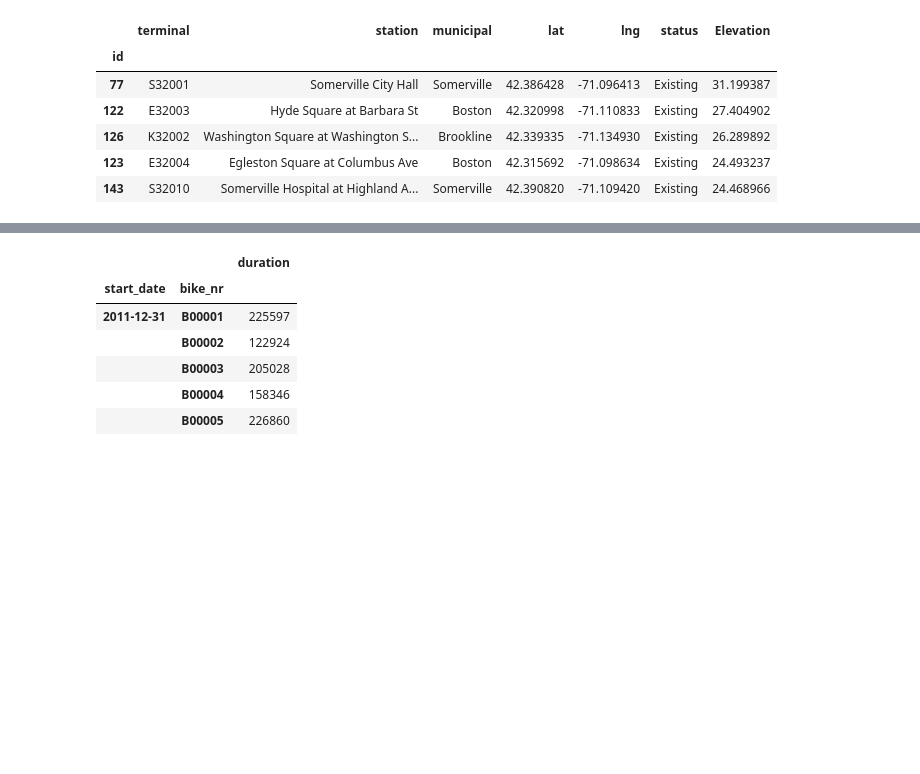
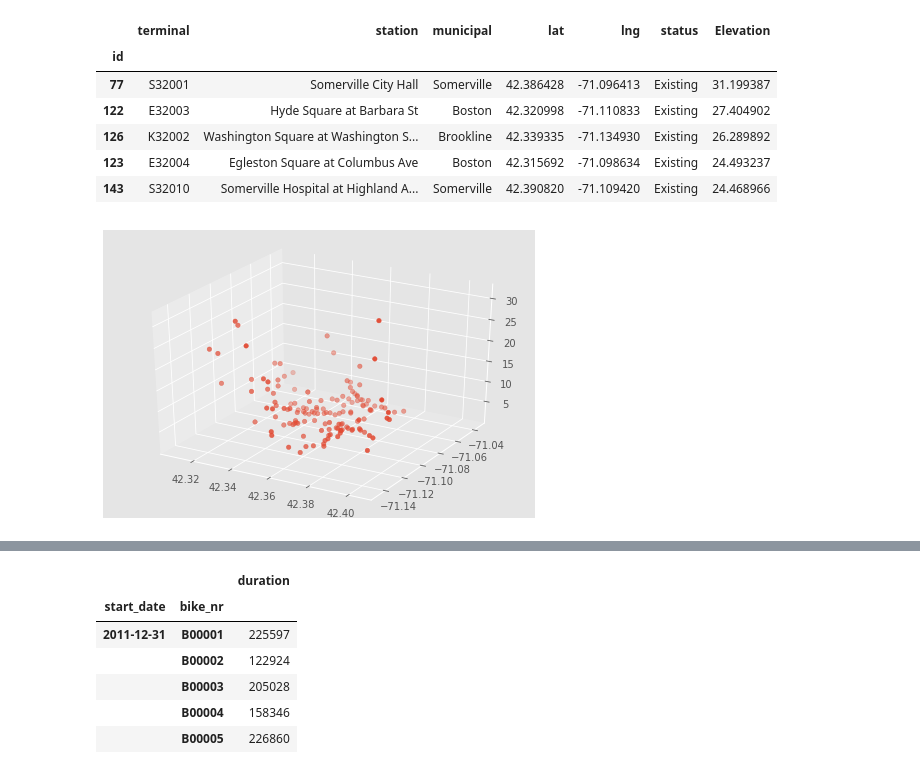
Before and after one commit to jisanos/Hubway-Data-Visualization-Challenge, a Jupyter notebook: Exam_Script.ipynb, the cells around one changed output, grey strips where cells are left out. Saved outputs shown, nothing was run; the diff lists cells and outputs as text; code cells hidden in the pictures; blank space fills up the shorter version.

```diff
--- a/Exam_Script.ipynb
+++ b/Exam_Script.ipynb
@@ -672,3 +676,11 @@ Stations.sort_values(by='Elevation', ascending=0)
 | 126 | K32002 | Washington Square at Washington S... | Brookline | 42.339335 | -71.134930 | Existing | 26.289892 |
 | 123 | E32004 | Egleston Square at Columbus Ave | Boston | 42.315692 | -71.098634 | Existing | 24.493237 |
 | 143 | S32010 | Somerville Hospital at Highland A... | Somerville | 42.390820 | -71.109420 | Existing | 24.468966 |
+# %%
+fig = plt.figure()
+ax = Axes3D(fig)
+ax.scatter(xs=Stations.lat.values, ys=Stations.lng.values,zs=Stations.Elevation.values, zdir='z',
+           label='ys=0, zdir=z')
+plt.show()
+# %% [output]
+[figure, added]
```
Also changed, not shown: parts of 28 cells of this notebook.
